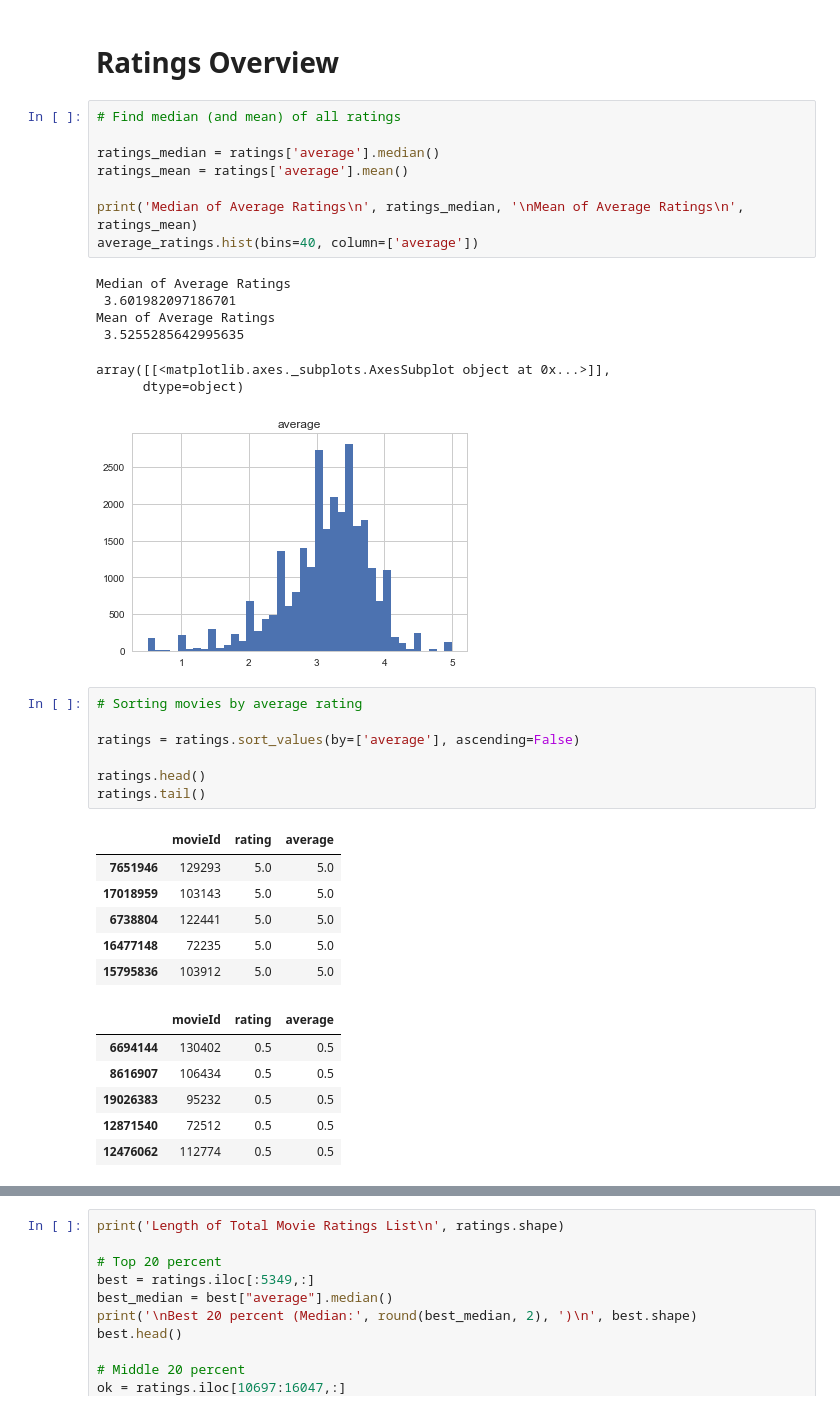
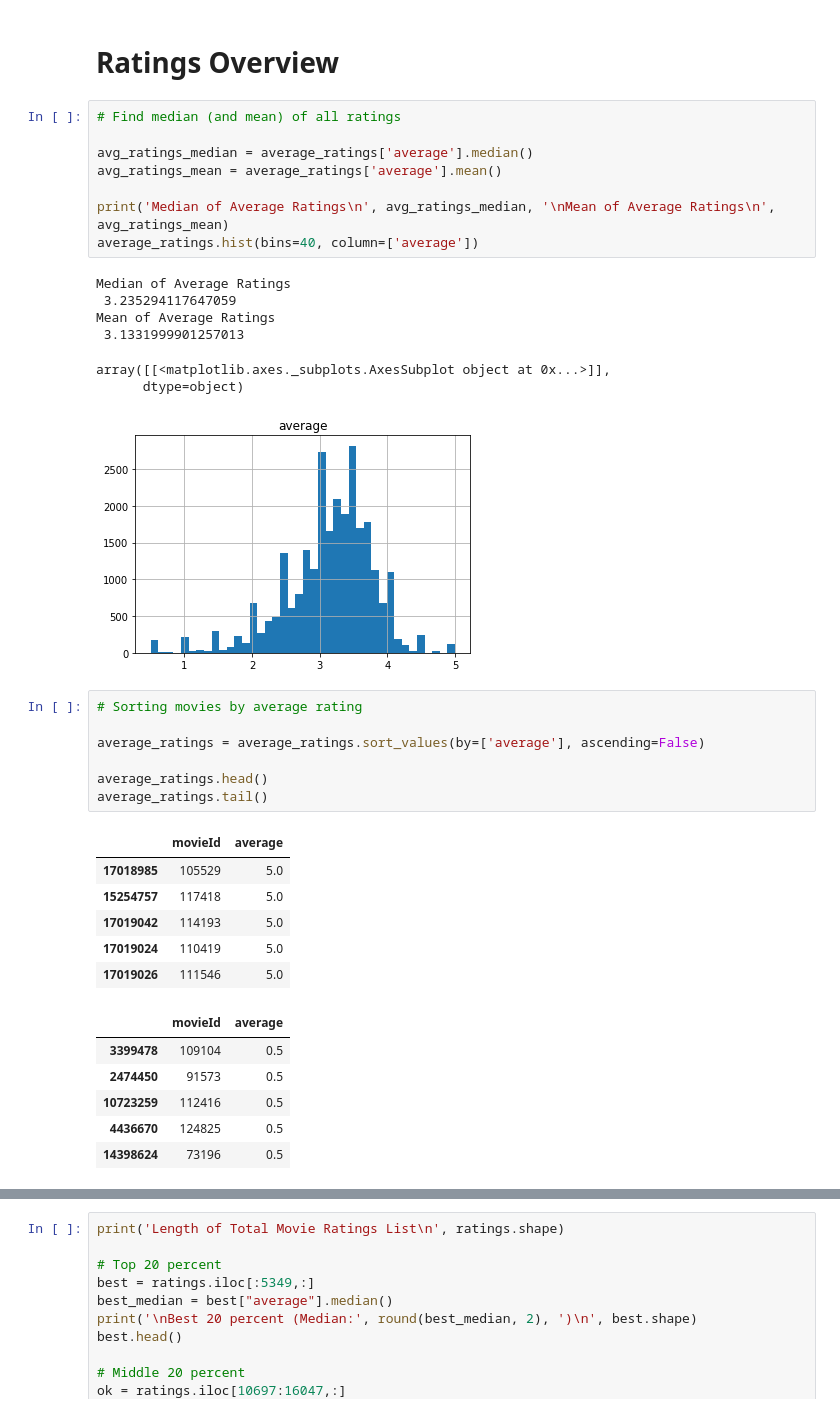
Before and after one commit to michaelegregious/Movie_Ratings, a Jupyter notebook: movie_ratings_by_age.ipynb, the cells around one changed output, grey strips where cells are left out. Saved outputs shown, nothing was run; the diff lists cells and outputs as text.

```diff
--- a/movie_ratings_by_age.ipynb
+++ b/movie_ratings_by_age.ipynb
@@ -166,36 +168,36 @@ Averages
 # %%
 # Find median (and mean) of all ratings
 
-ratings_median = ratings['average'].median()
-ratings_mean = ratings['average'].mean()
+avg_ratings_median = average_ratings['average'].median()
+avg_ratings_mean = average_ratings['average'].mean()
 
-print('Median of Average Ratings\n', ratings_median, '\nMean of Average Ratings\n', ratings_mean)
+print('Median of Average Ratings\n', avg_ratings_median, '\nMean of Average Ratings\n', avg_ratings_mean)
 average_ratings.hist(bins=40, column=['average'])
 # %% [output]
 Median of Average Ratings
- 3.601982097186701
+ 3.235294117647059
 Mean of Average Ratings
- 3.5255285642995635
+ 3.1331999901257013
 array([[<matplotlib.axes._subplots.AxesSubplot object at 0x...>]],
       dtype=object)
-[figure, old version]
+[figure, new version]
 # %%
 # Sorting movies by average rating
 
-ratings = ratings.sort_values(by=['average'], ascending=False)
+average_ratings = average_ratings.sort_values(by=['average'], ascending=False)
 
-ratings.head()
-ratings.tail()
+average_ratings.head()
+average_ratings.tail()
 # %% [output]
-|  | movieId | rating | average |
-| 7651946 | 129293 | 5.0 | 5.0 |
-| 17018959 | 103143 | 5.0 | 5.0 |
-| 6738804 | 122441 | 5.0 | 5.0 |
-| 16477148 | 72235 | 5.0 | 5.0 |
-| 15795836 | 103912 | 5.0 | 5.0 |
+|  | movieId | average |
+| 17018985 | 105529 | 5.0 |
+| 15254757 | 117418 | 5.0 |
+| 17019042 | 114193 | 5.0 |
+| 17019024 | 110419 | 5.0 |
+| 17019026 | 111546 | 5.0 |
-|  | movieId | rating | average |
-| 6694144 | 130402 | 0.5 | 0.5 |
-| 8616907 | 106434 | 0.5 | 0.5 |
-| 19026383 | 95232 | 0.5 | 0.5 |
-| 12871540 | 72512 | 0.5 | 0.5 |
-| 12476062 | 112774 | 0.5 | 0.5 |
+|  | movieId | average |
+| 3399478 | 109104 | 0.5 |
+| 2474450 | 91573 | 0.5 |
+| 10723259 | 112416 | 0.5 |
+| 4436670 | 124825 | 0.5 |
+| 14398624 | 73196 | 0.5 |
```
Also changed, not shown: parts of 4 cells of this notebook.
